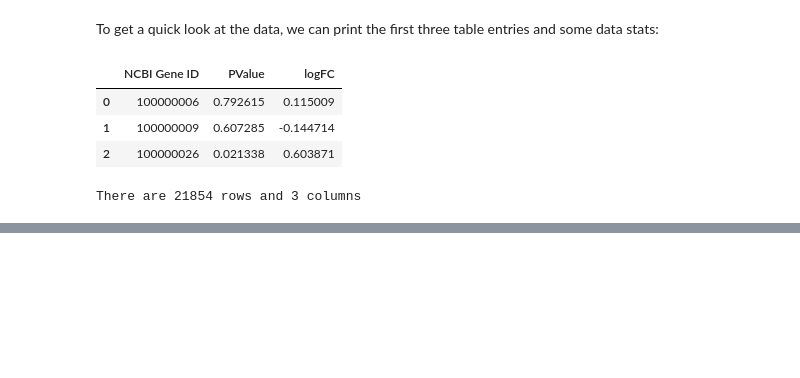
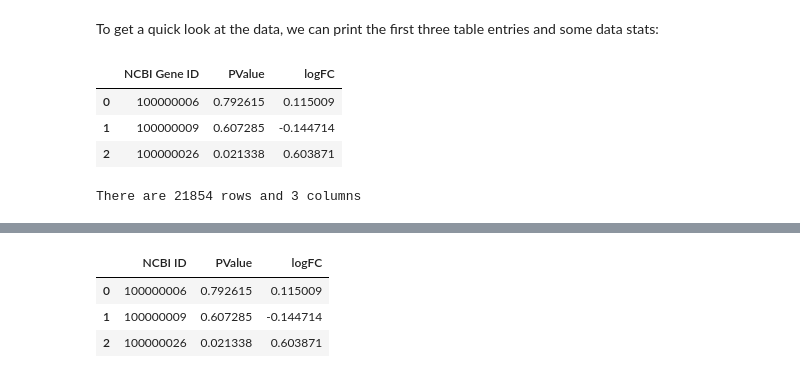
Before and after one commit to sdsucomptox/danrerlib, a Jupyter notebook: tutorials/perform_gene_id_mapping.ipynb, the cells around one changed output, grey strips where cells are left out. Drawn from its saved outputs; the diff is of its cells as text; code cells hidden in the pictures; blank space fills up the shorter version.

```diff
--- a/tutorials/perform_gene_id_mapping.ipynb
+++ b/tutorials/perform_gene_id_mapping.ipynb
@@ -269,0 +291,9 @@ There are 21854 rows and 3 columns
+# %%
+data_file_path = Path('data/test_data/test_set_invalid_col_name.txt')
+data = pd.read_csv(data_file_path, sep='\t')
+data.head(3)
+# %% [output]
+|  | NCBI ID | PValue | logFC |
+| 0 | 100000006 | 0.792615 | 0.115009 |
+| 1 | 100000009 | 0.607285 | -0.144714 |
+| 2 | 100000026 | 0.021338 | 0.603871 |
```
Also changed, not shown: parts of 11 cells of this notebook, 5 other files.
